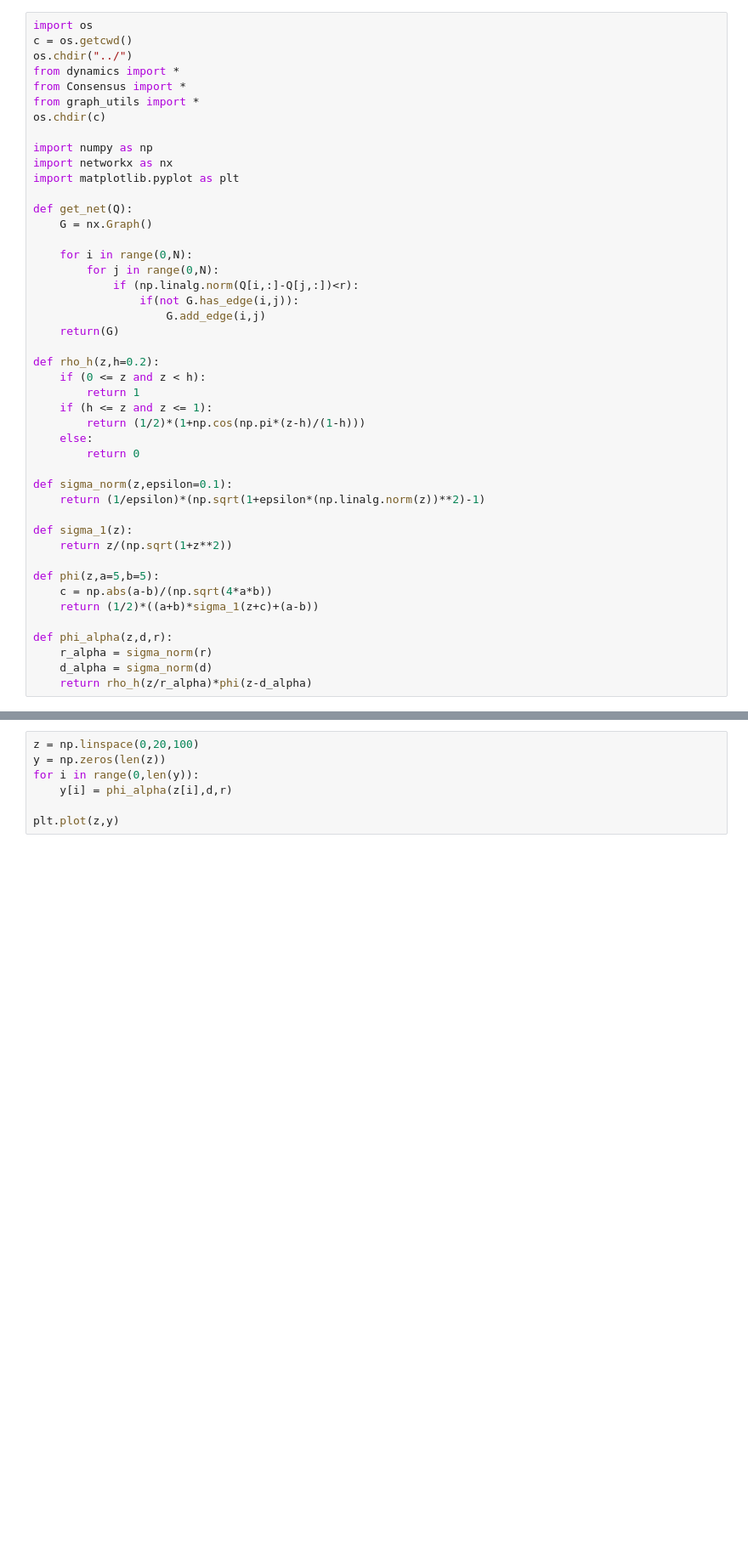
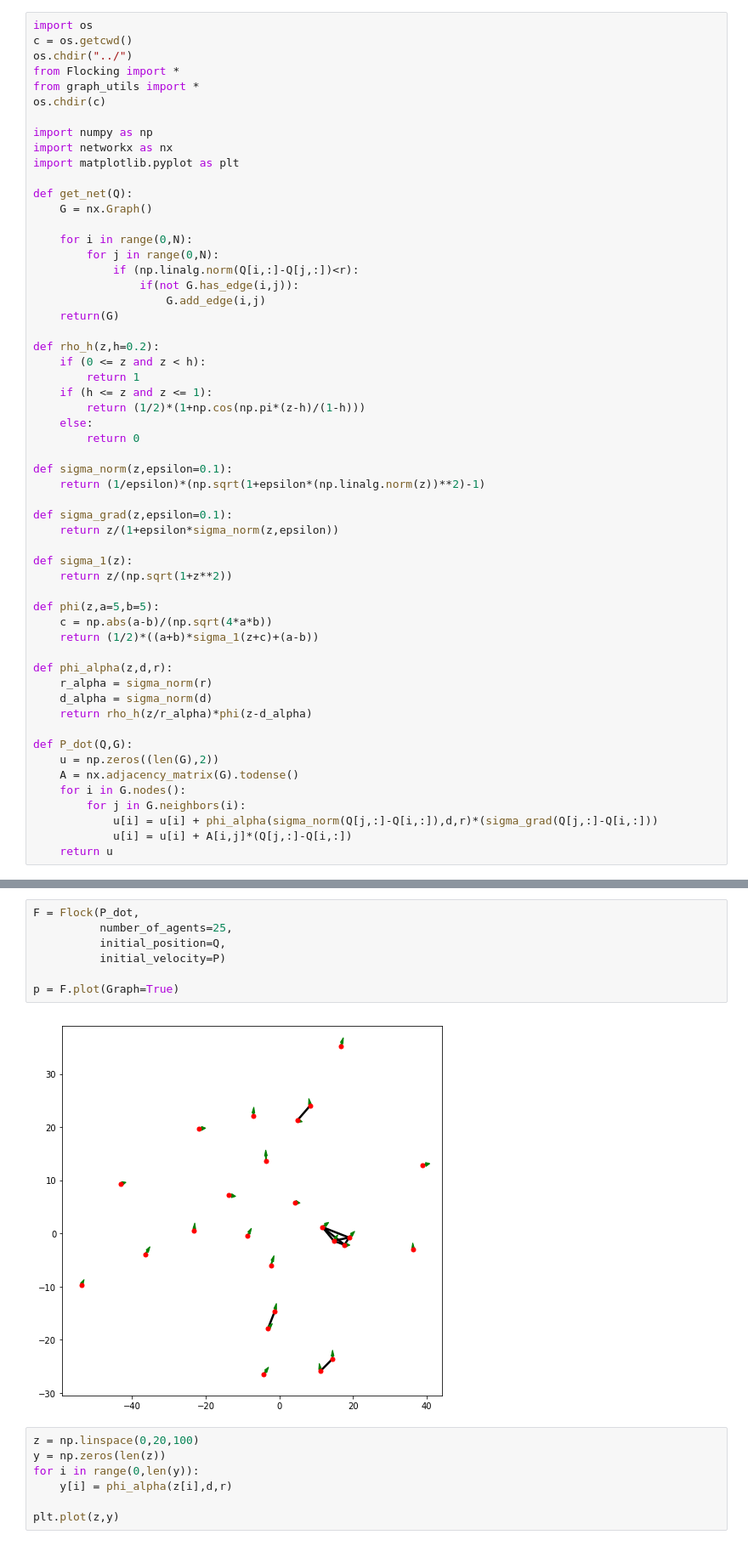
Before and after one commit to harveydevereux/Consensus, a Jupyter notebook: Notes/Flocking2.ipynb, the cells around one changed output, grey strips where cells are left out. Shown: that part at 85% size. Saved outputs shown, nothing was run; the diff lists cells and outputs as text; blank space fills up the shorter version.

Commit message:
flocking proper

```diff
--- a/Notes/Flocking2.ipynb
+++ b/Notes/Flocking2.ipynb
@@ -2,8 +2,7 @@
 import os
 c = os.getcwd()
 os.chdir("../")
-from dynamics import *
-from Consensus import *
+from Flocking import *
 from graph_utils import *
 os.chdir(c)
 
@@ -32,6 +31,9 @@ def rho_h(z,h=0.2):
 def sigma_norm(z,epsilon=0.1):
     return (1/epsilon)*(np.sqrt(1+epsilon*(np.linalg.norm(z))**2)-1)
 
+def sigma_grad(z,epsilon=0.1):
+    return z/(1+epsilon*sigma_norm(z,epsilon))
+
 def sigma_1(z):
     return z/(np.sqrt(1+z**2))
 
@@ -43,6 +45,15 @@ def phi_alpha(z,d,r):
     r_alpha = sigma_norm(r)
     d_alpha = sigma_norm(d)
     return rho_h(z/r_alpha)*phi(z-d_alpha)
+
+def P_dot(Q,G):
+    u = np.zeros((len(G),2))
+    A = nx.adjacency_matrix(G).todense()
+    for i in G.nodes():
+        for j in G.neighbors(i):
+            u[i] = u[i] + phi_alpha(sigma_norm(Q[j,:]-Q[i,:]),d,r)*(sigma_grad(Q[j,:]-Q[i,:]))
+            u[i] = u[i] + A[i,j]*(Q[j,:]-Q[i,:])
+    return u
 # %%
 N=25
 d=7
@@ -61,3 +73,12 @@ p=draw_graph(G,node_size=25,fig_size=6)
+# %%
+F = Flock(P_dot,
+          number_of_agents=25,
+          initial_position=Q,
+          initial_velocity=P)
+
+p = F.plot(Graph=True)
+# %% [output]
+[figure, added]
 # %%
 z = np.linspace(0,20,100)
 y = np.zeros(len(z))
```
Also changed, not shown: parts of 10 cells of this notebook, 3 other files.
